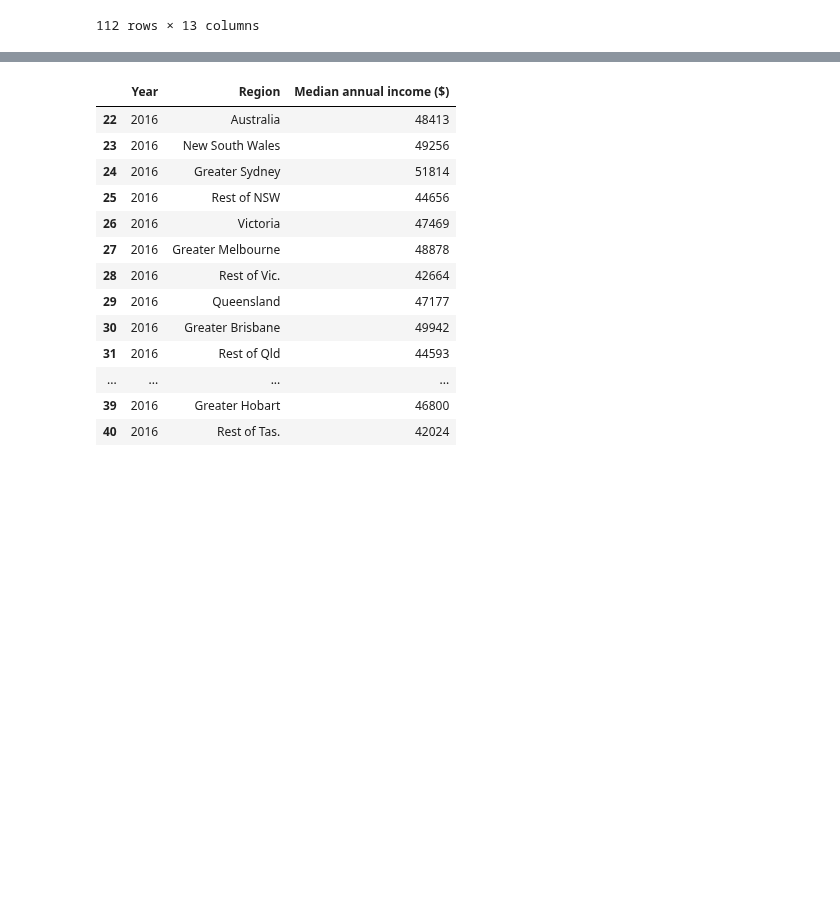
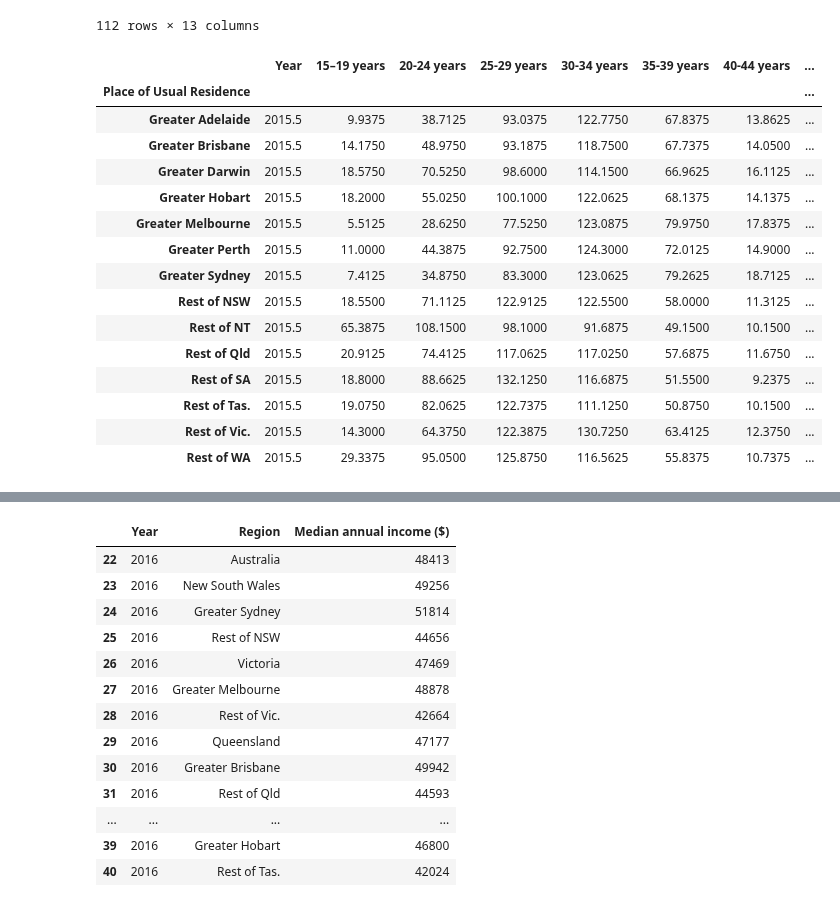
Before and after one commit to NathanJPotter/Team-Project-1, a Jupyter notebook: Project 1.ipynb, the cells around one changed output, grey strips where cells are left out. Saved outputs shown, nothing was run; the diff lists cells and outputs as text; code cells hidden in the pictures; blank space fills up the shorter version.

```diff
--- a/Project 1.ipynb
+++ b/Project 1.ipynb
@@ -108,3 +108,24 @@ birth_data_df
 | 110 | 2019 | Greater Darwin | 147,255 | 2,141 | 13.3 | 62.8 | 91.6 | ... |
 | 111 | 2019 | Rest of NT | 98,674 | 1,511 | 57.1 | 111.9 | 91.8 | ... |
 112 rows × 13 columns
+# %%
+birth_data_means_df = birth_data_df.groupby("Place of Usual Residence")
+mother_age_df = birth_data_means_df.mean()
+mother_age_df
+# %% [output]
+|  | Year | 15–19 years | 20-24 years | 25-29 years | 30-34 years | 35-39 years | 40-44 years | ... |
+| Place of Usual Residence |  |  |  |  |  |  |  | ... |
+| Greater Adelaide | 2015.5 | 9.9375 | 38.7125 | 93.0375 | 122.7750 | 67.8375 | 13.8625 | ... |
+| Greater Brisbane | 2015.5 | 14.1750 | 48.9750 | 93.1875 | 118.7500 | 67.7375 | 14.0500 | ... |
+| Greater Darwin | 2015.5 | 18.5750 | 70.5250 | 98.6000 | 114.1500 | 66.9625 | 16.1125 | ... |
+| Greater Hobart | 2015.5 | 18.2000 | 55.0250 | 100.1000 | 122.0625 | 68.1375 | 14.1375 | ... |
+| Greater Melbourne | 2015.5 | 5.5125 | 28.6250 | 77.5250 | 123.0875 | 79.9750 | 17.8375 | ... |
+| Greater Perth | 2015.5 | 11.0000 | 44.3875 | 92.7500 | 124.3000 | 72.0125 | 14.9000 | ... |
+| Greater Sydney | 2015.5 | 7.4125 | 34.8750 | 83.3000 | 123.0625 | 79.2625 | 18.7125 | ... |
+| Rest of NSW | 2015.5 | 18.5500 | 71.1125 | 122.9125 | 122.5500 | 58.0000 | 11.3125 | ... |
+| Rest of NT | 2015.5 | 65.3875 | 108.1500 | 98.1000 | 91.6875 | 49.1500 | 10.1500 | ... |
+| Rest of Qld | 2015.5 | 20.9125 | 74.4125 | 117.0625 | 117.0250 | 57.6875 | 11.6750 | ... |
+| Rest of SA | 2015.5 | 18.8000 | 88.6625 | 132.1250 | 116.6875 | 51.5500 | 9.2375 | ... |
+| Rest of Tas. | 2015.5 | 19.0750 | 82.0625 | 122.7375 | 111.1250 | 50.8750 | 10.1500 | ... |
+| Rest of Vic. | 2015.5 | 14.3000 | 64.3750 | 122.3875 | 130.7250 | 63.4125 | 12.3750 | ... |
+| Rest of WA | 2015.5 | 29.3375 | 95.0500 | 125.8750 | 116.5625 | 55.8375 | 10.7375 | ... |
```
Also changed, not shown: parts of 7 cells of this notebook, 5 other files.
